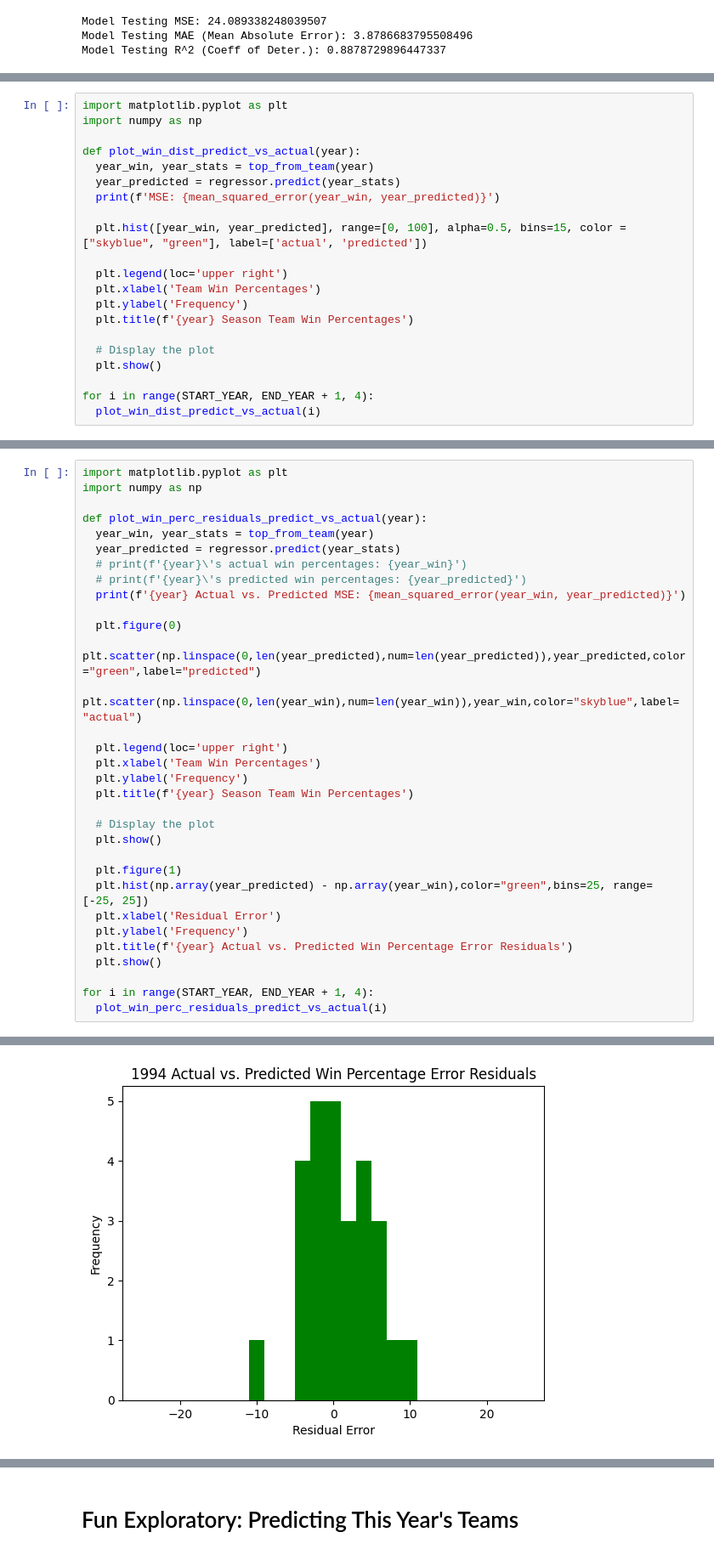
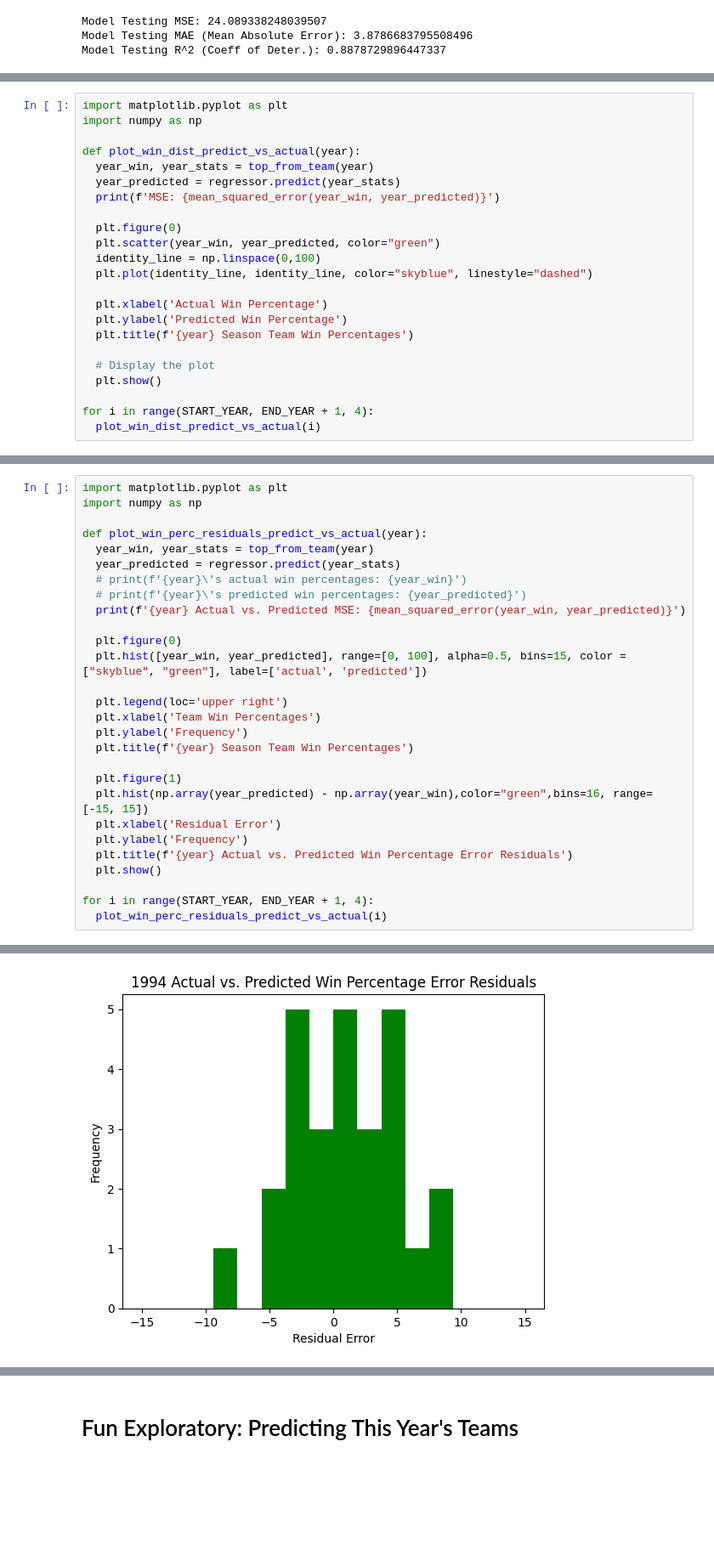
Before and after one commit to cse151a-nba-project/milestone-3, a Jupyter notebook: CSE_151A_Milestone_3.ipynb, the cells around one changed output, grey strips where cells are left out. Shown at 85% size. Cells and saved outputs as stored; diff of their text form; blank space fills up the shorter version.

```diff
--- a/CSE_151A_Milestone_3.ipynb
+++ b/CSE_151A_Milestone_3.ipynb
@@ -154,11 +154,13 @@ def plot_win_dist_predict_vs_actual(year):
   year_predicted = regressor.predict(year_stats)
   print(f'MSE: {mean_squared_error(year_win, year_predicted)}')
 
-  plt.hist([year_win, year_predicted], range=[0, 100], alpha=0.5, bins=15, color = ["skyblue", "green"], label=['actual', 'predicted'])
+  plt.figure(0)
+  plt.scatter(year_win, year_predicted, color="green")
+  identity_line = np.linspace(0,100)
+  plt.plot(identity_line, identity_line, color="skyblue", linestyle="dashed")
 
-  plt.legend(loc='upper right')
-  plt.xlabel('Team Win Percentages')
-  plt.ylabel('Frequency')
+  plt.xlabel('Actual Win Percentage')
+  plt.ylabel('Predicted Win Percentage')
   plt.title(f'{year} Season Team Win Percentages')
 
   # Display the plot
@@ -194,19 +196,15 @@ def plot_win_perc_residuals_predict_vs_actual(year):
   print(f'{year} Actual vs. Predicted MSE: {mean_squared_error(year_win, year_predicted)}')
 
   plt.figure(0)
-  plt.scatter(np.linspace(0,len(year_predicted),num=len(year_predicted)),year_predicted,color="green",label="predicted")
-  plt.scatter(np.linspace(0,len(year_win),num=len(year_win)),year_win,color="skyblue",label="actual")
+  plt.hist([year_win, year_predicted], range=[0, 100], alpha=0.5, bins=15, color = ["skyblue", "green"], label=['actual', 'predicted'])
 
   plt.legend(loc='upper right')
   plt.xlabel('Team Win Percentages')
   plt.ylabel('Frequency')
   plt.title(f'{year} Season Team Win Percentages')
 
-  # Display the plot
-  plt.show()
-
   plt.figure(1)
-  plt.hist(np.array(year_predicted) - np.array(year_win),color="green",bins=25, range=[-25, 25])
+  plt.hist(np.array(year_predicted) - np.array(year_win),color="green",bins=16, range=[-15, 15])
   plt.xlabel('Residual Error')
   plt.ylabel('Frequency')
   plt.title(f'{year} Actual vs. Predicted Win Percentage Error Residuals')
@@ -223 +221 @@ for i in range(START_YEAR, END_YEAR + 1, 4):
-[figure, old version]
+[figure, new version]
```
Also changed, not shown: parts of 4 cells of this notebook, 2 other files.
